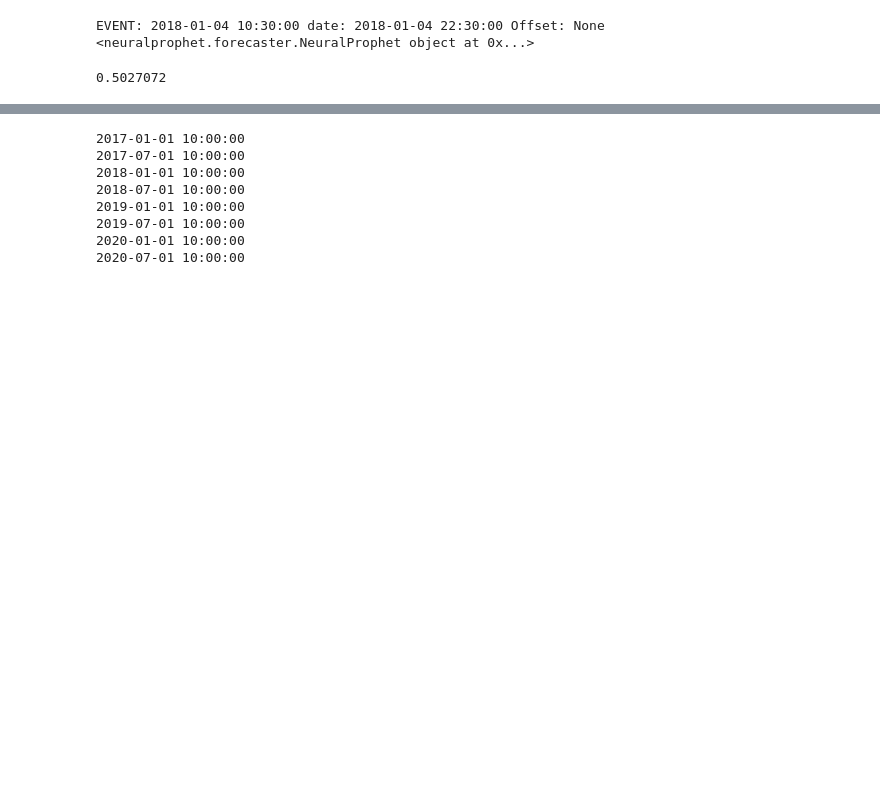
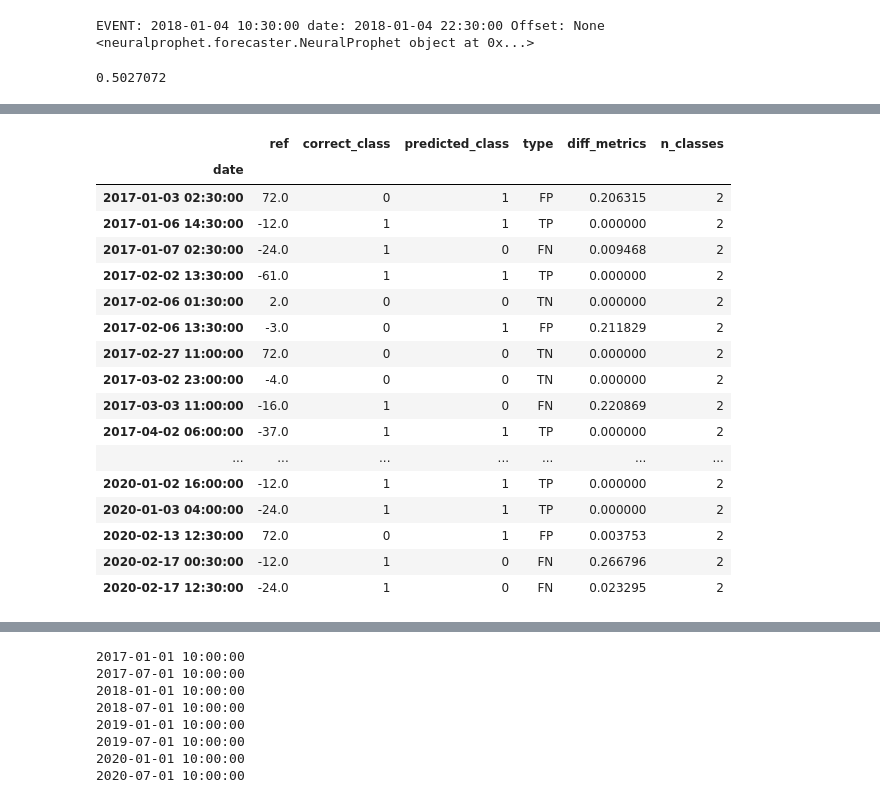
Before and after one commit to carloscanodomingo/NeuralProphetEQ, a Jupyter notebook: neuralProphet.ipynb, the cells around one changed output, grey strips where cells are left out. Saved outputs shown, nothing was run; the diff lists cells and outputs as text; code cells hidden in the pictures; blank space fills up the shorter version.

```diff
--- a/neuralProphet.ipynb
+++ b/neuralProphet.ipynb
@@ -209,0 +335,21 @@ df
+# %%
+df = NPw.get_metrics_from_folder("../Result/server")
+# %% [output]
+|  | ref | correct_class | predicted_class | type | diff_metrics | n_classes |
+| date |  |  |  |  |  |  |
+| 2017-01-03 02:30:00 | 72.0 | 0 | 1 | FP | 0.206315 | 2 |
+| 2017-01-06 14:30:00 | -12.0 | 1 | 1 | TP | 0.000000 | 2 |
+| 2017-01-07 02:30:00 | -24.0 | 1 | 0 | FN | 0.009468 | 2 |
+| 2017-02-02 13:30:00 | -61.0 | 1 | 1 | TP | 0.000000 | 2 |
+| 2017-02-06 01:30:00 | 2.0 | 0 | 0 | TN | 0.000000 | 2 |
+| 2017-02-06 13:30:00 | -3.0 | 0 | 1 | FP | 0.211829 | 2 |
+| 2017-02-27 11:00:00 | 72.0 | 0 | 0 | TN | 0.000000 | 2 |
+| 2017-03-02 23:00:00 | -4.0 | 0 | 0 | TN | 0.000000 | 2 |
+| 2017-03-03 11:00:00 | -16.0 | 1 | 0 | FN | 0.220869 | 2 |
+| 2017-04-02 06:00:00 | -37.0 | 1 | 1 | TP | 0.000000 | 2 |
+| ... | ... | ... | ... | ... | ... | ... |
+| 2020-01-02 16:00:00 | -12.0 | 1 | 1 | TP | 0.000000 | 2 |
+| 2020-01-03 04:00:00 | -24.0 | 1 | 1 | TP | 0.000000 | 2 |
+| 2020-02-13 12:30:00 | 72.0 | 0 | 1 | FP | 0.003753 | 2 |
+| 2020-02-17 00:30:00 | -12.0 | 1 | 0 | FN | 0.266796 | 2 |
+| 2020-02-17 12:30:00 | -24.0 | 1 | 0 | FN | 0.023295 | 2 |
```
Also changed, not shown: parts of 9 cells of this notebook, 3 other files.
